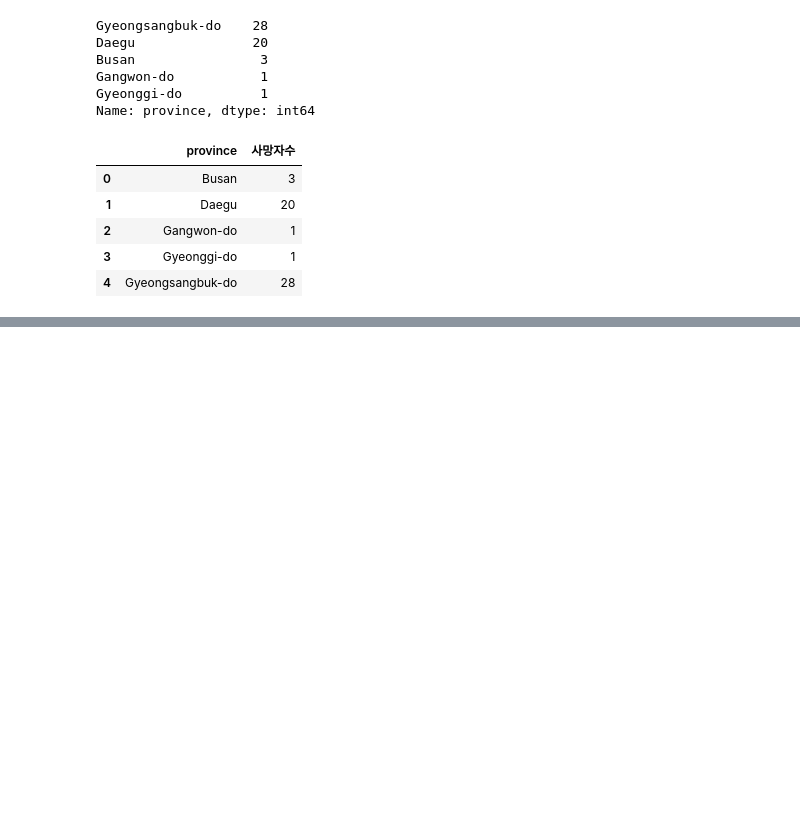
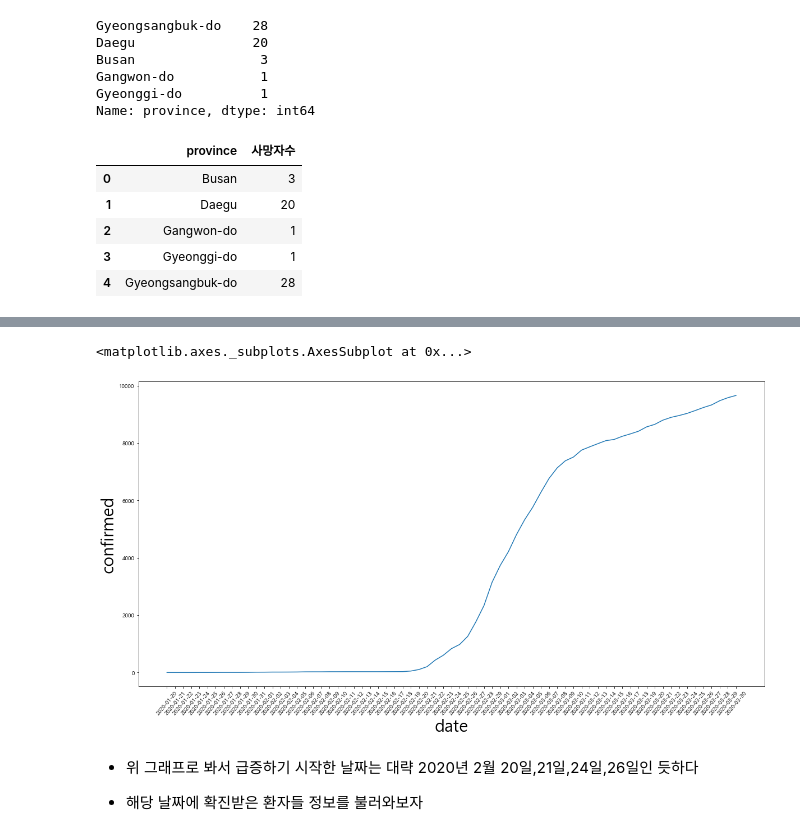
Before and after one commit to young-hun-jo/KaggleStruggle, a Jupyter notebook: covid_19/Dacon_covid19_2week.ipynb, the cells around one changed output, grey strips where cells are left out. Drawn from its saved outputs; the diff is of its cells as text; code cells hidden in the pictures; blank space fills up the shorter version.

```diff
--- a/covid_19/Dacon_covid19_2week.ipynb
+++ b/covid_19/Dacon_covid19_2week.ipynb
@@ -134,0 +197,16 @@ death_location
+# %%
+import seaborn as sns
+
+# 날짜별로 확진자 그래프 그리기
+plt.figure(figsize=(20,10))
+plt.xticks(rotation=50)
+plt.xlabel('date', fontsize=30)
+plt.ylabel('confirmed', fontsize=30)
+sns.lineplot(data=time, x='date', y='confirmed')
+# %% [output]
+<matplotlib.axes._subplots.AxesSubplot at 0x...>
+[figure, added]
+# %% [markdown]
+- 위 그래프로 봐서 급증하기 시작한 날짜는 대략 2020년 2월 20일,21일,24일,26일인 듯하다
+
+* 해당 날짜에 확진받은 환자들 정보를 불러와보자
```
Also changed, not shown: parts of 52 cells of this notebook.
